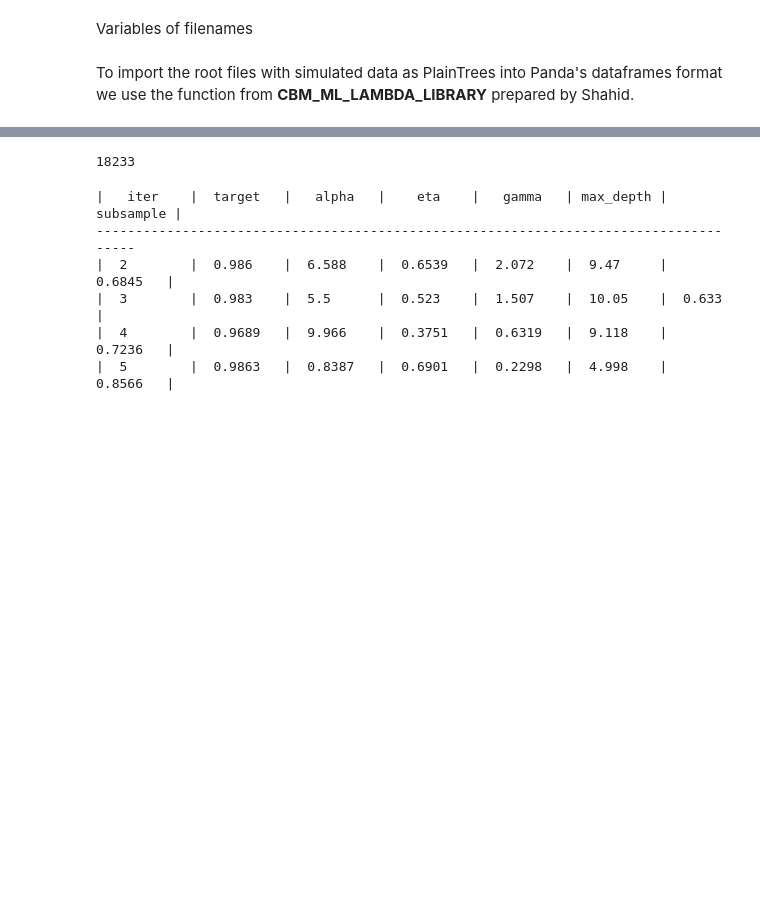
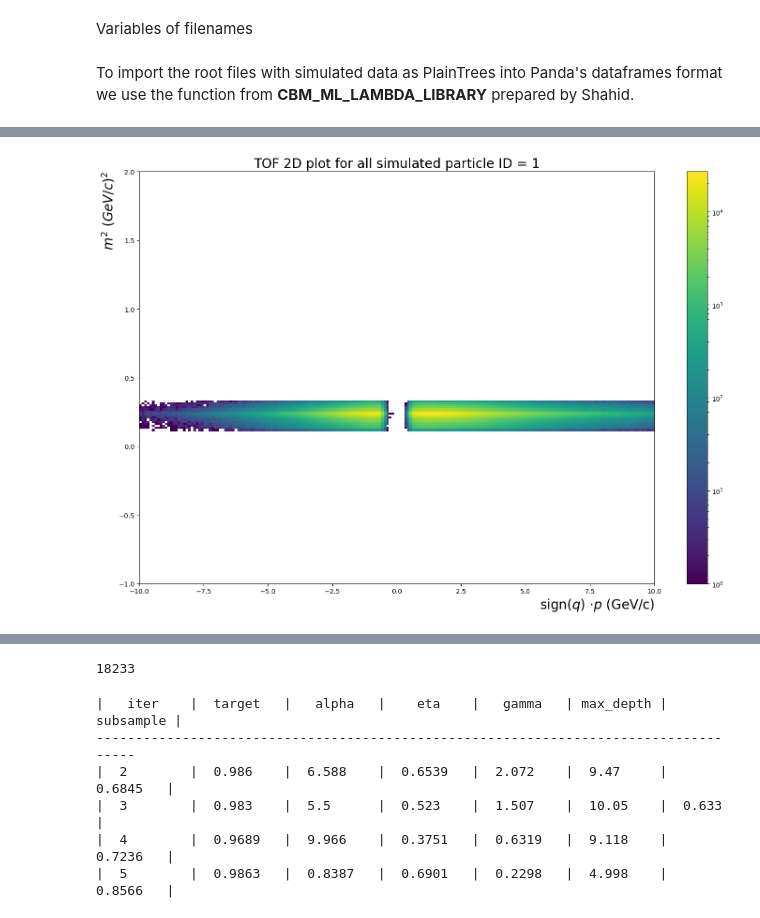
Before and after one commit to julnow/inz, a Jupyter notebook: jupyter/ml_xgb_proton-kaon-pion-pt-eta.ipynb, the cells around one changed output, grey strips where cells are left out. Saved outputs shown, nothing was run; the diff lists cells and outputs as text; code cells hidden in the pictures; blank space fills up the shorter version.

```diff
--- a/jupyter/ml_xgb_proton-kaon-pion-pt-eta.ipynb
+++ b/jupyter/ml_xgb_proton-kaon-pion-pt-eta.ipynb
@@ -218,0 +265,4 @@ we get rid of 2.17 % of pid = 2 particle entries
+# %%
+sim_tof(particles, 1)
+# %% [output]
+[figure, added]
```
Also changed, not shown: parts of 8 cells of this notebook.
